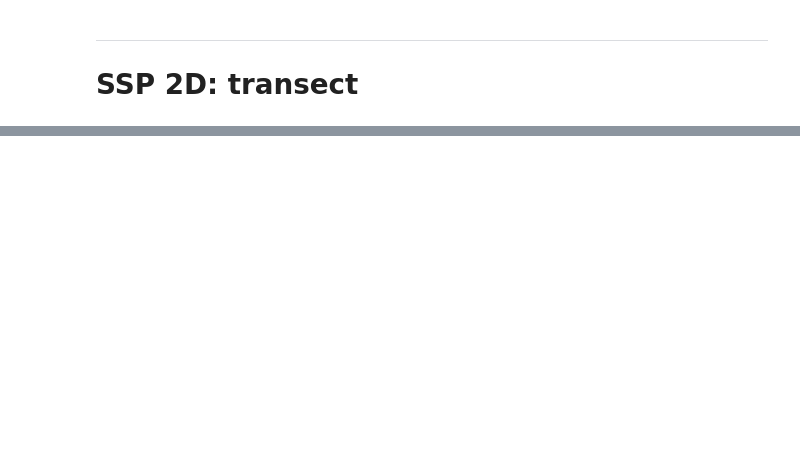
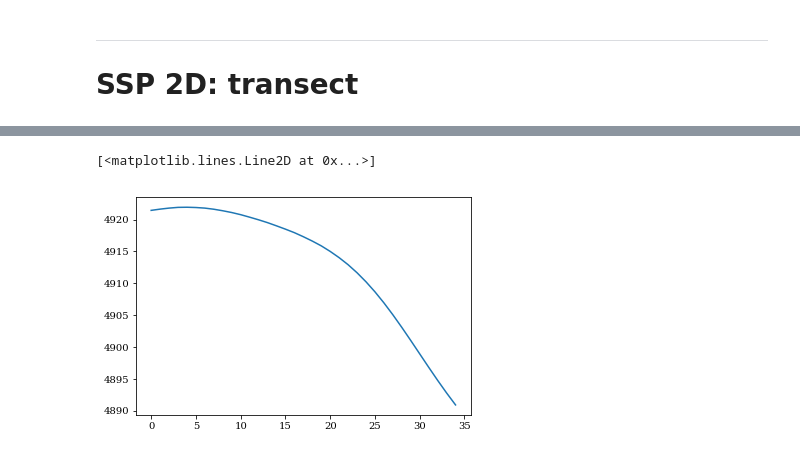
Before and after one commit to ponchama/Cognac_Acoustique, a Jupyter notebook: Bellhop/ssp_flow.ipynb, the cells around one changed output, grey strips where cells are left out. Drawn from its saved outputs; the diff is of its cells as text; code cells hidden in the pictures; blank space fills up the shorter version.

```diff
--- a/Bellhop/ssp_flow.ipynb
+++ b/Bellhop/ssp_flow.ipynb
@@ -78,2 +116,7 @@ plt.colorbar()
 # %%
 #s.plotssp2D()
+# %%
+plt.plot(s.SSP['gs']['h'])
+# %% [output]
+[<matplotlib.lines.Line2D at 0x...>]
+[figure, added]
```
Also changed, not shown: parts of 7 cells of this notebook, 3 other files.
